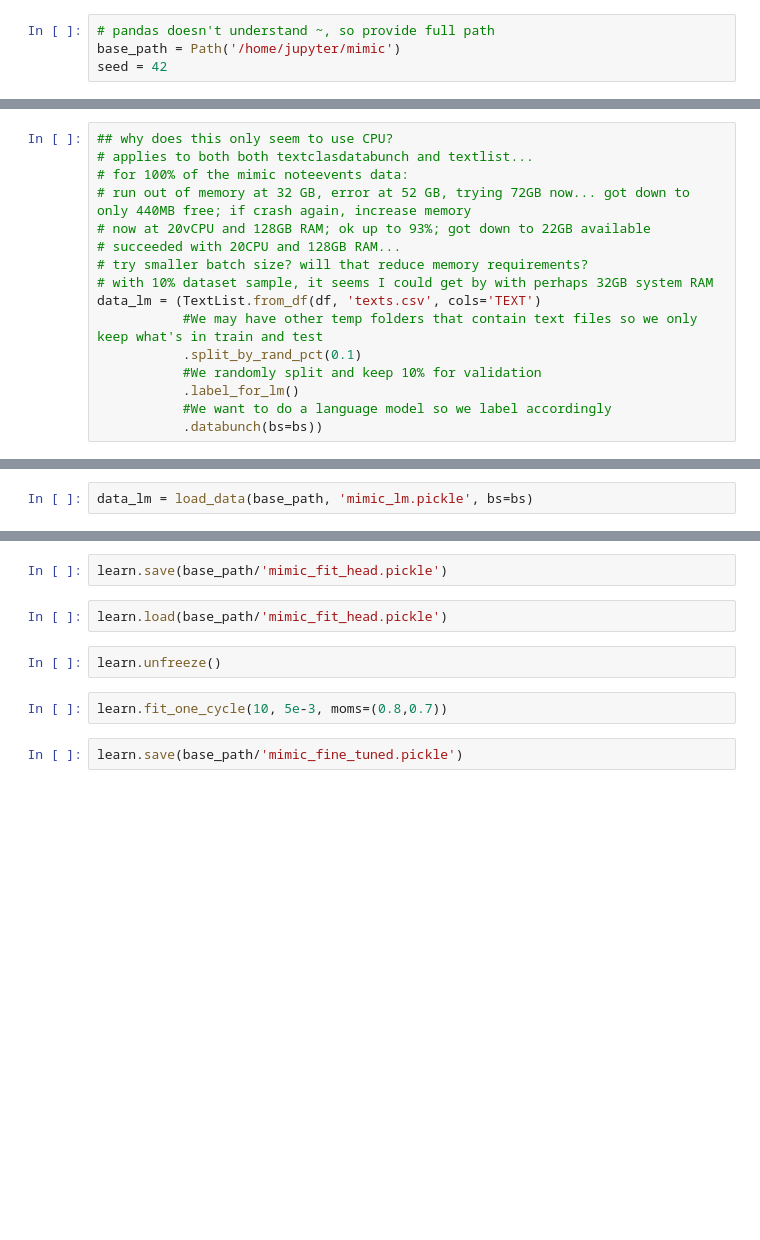
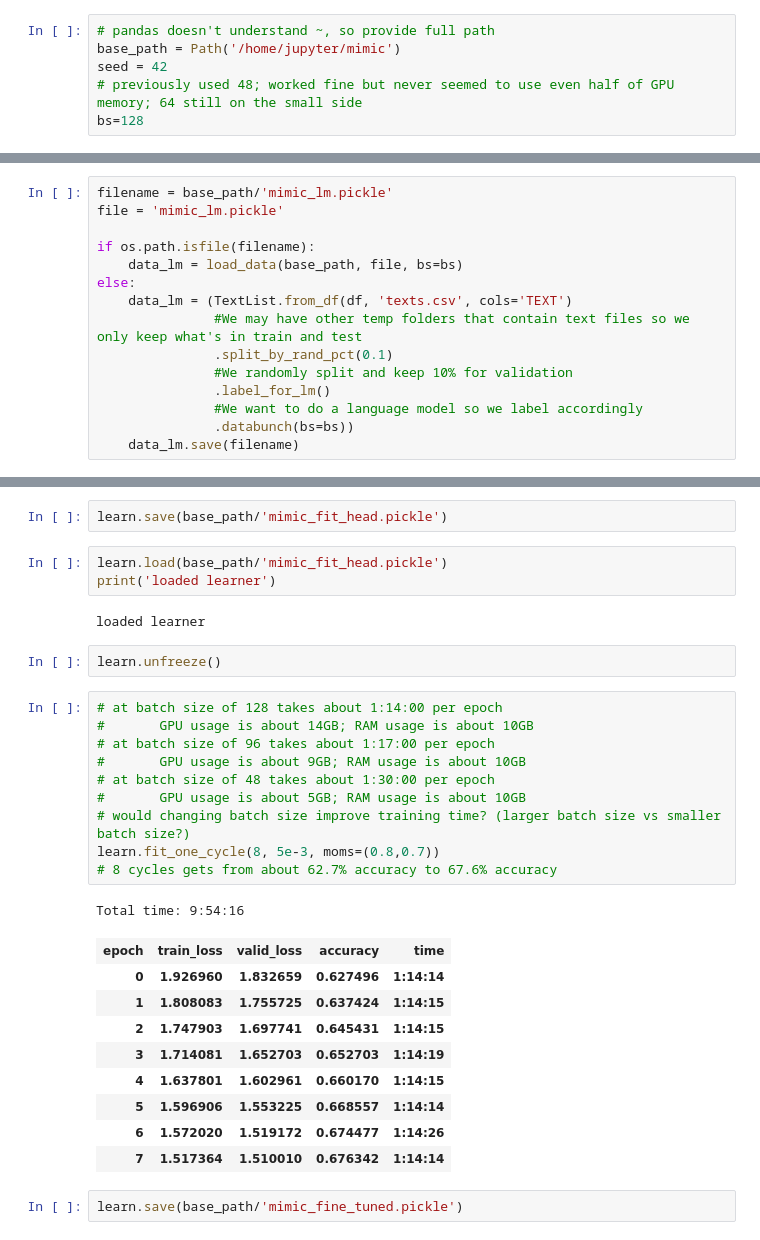
Before and after one commit to magic-lantern/fastai-notes, a Jupyter notebook: mimic_nlp.ipynb, the cells around one changed output, grey strips where cells are left out. Saved outputs shown, nothing was run; the diff lists cells and outputs as text; blank space fills up the shorter version.

````diff
--- a/mimic_nlp.ipynb
+++ b/mimic_nlp.ipynb
@@ -20,6 +20,8 @@ from sklearn.model_selection import train_test_split
 # pandas doesn't understand ~, so provide full path
 base_path = Path('/home/jupyter/mimic')
 seed = 42
+# previously used 48; worked fine but never seemed to use even half of GPU memory; 64 still on the small side
+bs=128
 # %%
 # run this the first time to covert CSV to Pickle file
 df = pd.read_csv(base_path/'NOTEEVENTS.csv', low_memory=False, memory_map=True)
@@ -73,16 +105,15 @@ Code to build initial version of language model
 # %%
-## why does this only seem to use CPU?
-# applies to both both textclasdatabunch and textlist...
-# for 100% of the mimic noteevents data:
-# run out of memory at 32 GB, error at 52 GB, trying 72GB now... got down to only 440MB free; if crash again, increase memory
-# now at 20vCPU and 128GB RAM; ok up to 93%; got down to 22GB available
-# succeeded with 20CPU and 128GB RAM...
-# try smaller batch size? will that reduce memory requirements?
-# with 10% dataset sample, it seems I could get by with perhaps 32GB system RAM
-data_lm = (TextList.from_df(df, 'texts.csv', cols='TEXT')
-           #We may have other temp folders that contain text files so we only keep what's in train and test
-           .split_by_rand_pct(0.1)
-           #We randomly split and keep 10% for validation
-           .label_for_lm()
-           #We want to do a language model so we label accordingly
-           .databunch(bs=bs))
+filename = base_path/'mimic_lm.pickle'
+file = 'mimic_lm.pickle'
+
+if os.path.isfile(filename):
+    data_lm = load_data(base_path, file, bs=bs)
+else:
+    data_lm = (TextList.from_df(df, 'texts.csv', cols='TEXT')
+               #We may have other temp folders that contain text files so we only keep what's in train and test
+               .split_by_rand_pct(0.1)
+               #We randomly split and keep 10% for validation
+               .label_for_lm()
+               #We want to do a language model so we label accordingly
+               .databunch(bs=bs))
+    data_lm.save(filename)
@@ -91,5 +120,3 @@ data_lm.save(base_path/'mimic_lm.pickle')
-# %%
-data_lm = load_data(base_path, 'mimic_lm.pickle', bs=bs)
 # %% [markdown]
 If need to view more data, run appropriate line to make display wider/show more columns...
 ```python
@@ -134,9 +177,31 @@ learn.fit_one_cycle(1, 5e-2, moms=(0.8,0.7))
 learn.save(base_path/'mimic_fit_head.pickle')
 # %%
 learn.load(base_path/'mimic_fit_head.pickle')
+print('loaded learner')
+# %% [output]
+loaded learner
 # %%
 learn.unfreeze()
-# %%
-learn.fit_one_cycle(10, 5e-3, moms=(0.8,0.7))
+# %%
+# at batch size of 128 takes about 1:14:00 per epoch
+#       GPU usage is about 14GB; RAM usage is about 10GB
+# at batch size of 96 takes about 1:17:00 per epoch
+#       GPU usage is about 9GB; RAM usage is about 10GB
+# at batch size of 48 takes about 1:30:00 per epoch
+#       GPU usage is about 5GB; RAM usage is about 10GB
+# would changing batch size improve training time? (larger batch size vs smaller batch size?)
+learn.fit_one_cycle(8, 5e-3, moms=(0.8,0.7))
+# 8 cycles gets from about 62.7% accuracy to 67.6% accuracy
+# %% [output]
+Total time: 9:54:16
+| epoch | train_loss | valid_loss | accuracy | time |
+| 0 | 1.926960 | 1.832659 | 0.627496 | 1:14:14 |
+| 1 | 1.808083 | 1.755725 | 0.637424 | 1:14:15 |
+| 2 | 1.747903 | 1.697741 | 0.645431 | 1:14:15 |
+| 3 | 1.714081 | 1.652703 | 0.652703 | 1:14:19 |
+| 4 | 1.637801 | 1.602961 | 0.660170 | 1:14:15 |
+| 5 | 1.596906 | 1.553225 | 0.668557 | 1:14:14 |
+| 6 | 1.572020 | 1.519172 | 0.674477 | 1:14:26 |
+| 7 | 1.517364 | 1.510010 | 0.676342 | 1:14:14 |
 # %%
 learn.save(base_path/'mimic_fine_tuned.pickle')
````
Also changed, not shown: parts of 15 cells of this notebook, 1 other file.
